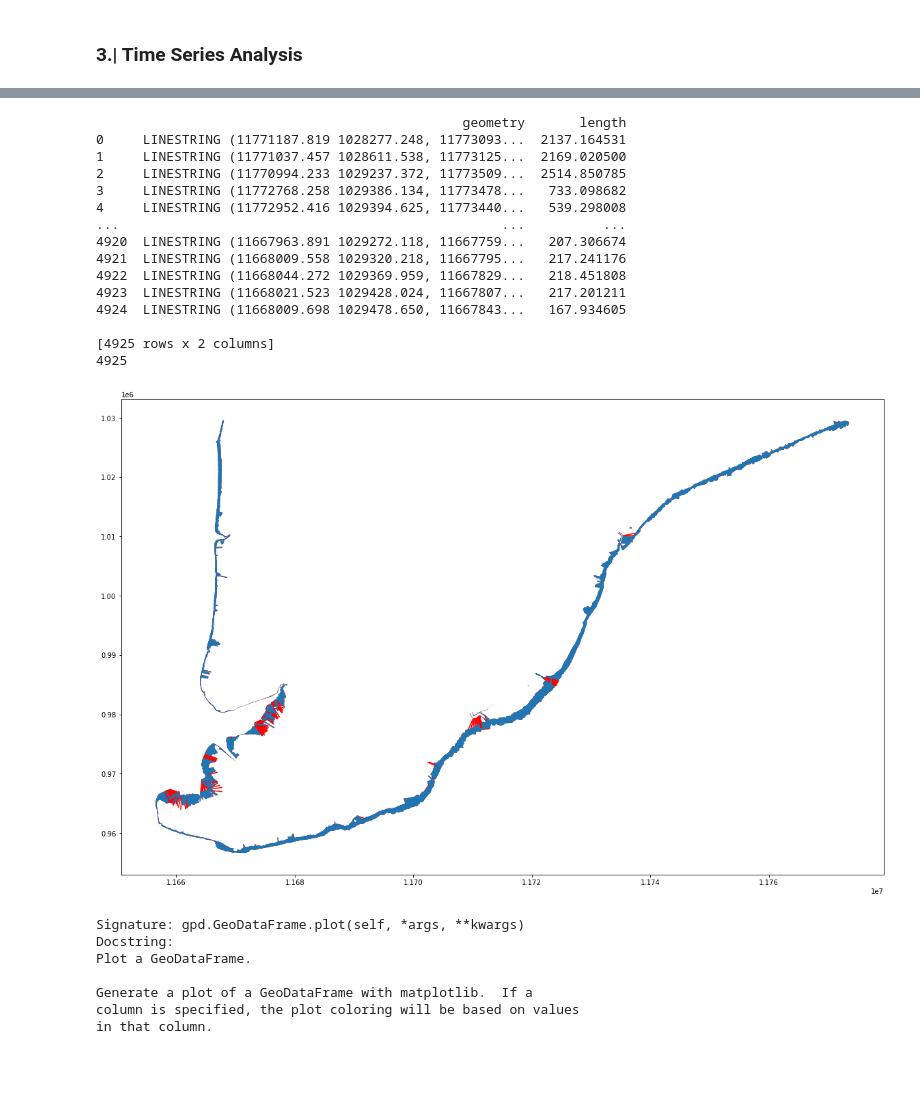
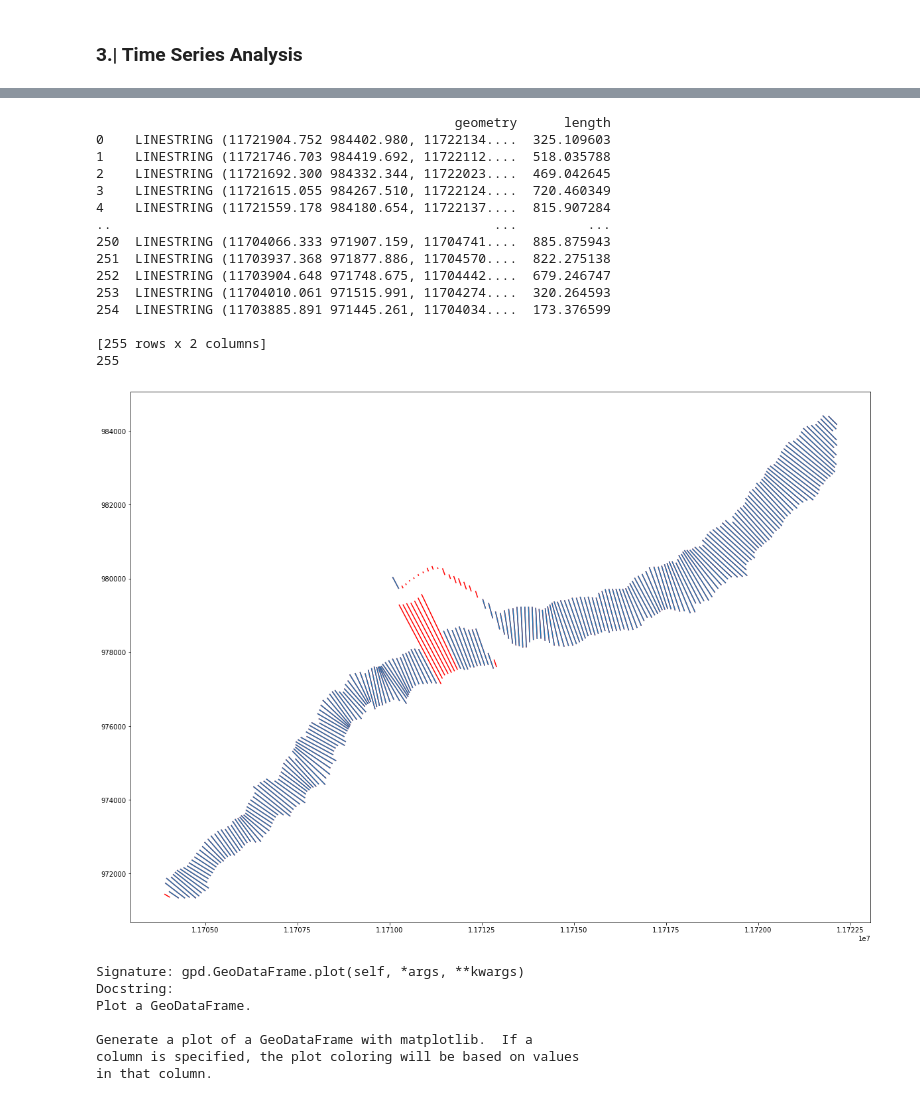
Before and after one commit to ronjalappe/VN_coastline_dynamics, a Jupyter notebook: VN_main_processing.ipynb, the cells around one changed output, grey strips where cells are left out. Cells and saved outputs as stored; diff of their text form; code cells hidden in the pictures; blank space fills up the shorter version.

```diff
--- a/VN_main_processing.ipynb
+++ b/VN_main_processing.ipynb
@@ -495,13 +498,0 @@ test_transects = gpd.clip(VN_transects,test_box)
-# %%
-t_idx = test_inter.transect_id.unique().tolist()
-std = []
-for t in t_idx[2:]:
-    inter = test_inter[test_inter.transect_id == t]
-    inter_std =  np.std(inter.dist_to_transect_origin)
-    inter_zs = stats.zscore(inter.dist_to_transect_origin)
-    print(inter_zs)
-    std.append(inter_std)
-    break
-import seaborn as sns
-sns.violinplot(x=std)
-sns.displot(std)
@@ -513,0 +499,19 @@ sns.displot(std)
+# %%
+# AGAIN: INTERSECTIONS! for my new transects, I'm testing the intersections now
+test_dir = os.path.join(os.getcwd(),"test_data")
+
+P1_shorelines = gpd.read_file(os.path.join(data_dir,"P1","P1_shorelines"))
+P1_transects = gpd.read_file(os.path.join(data_dir,"P1_transects_osm"))
+test_boxes = gpd.read_file(os.path.join(test_dir,"test_boxes")).to_crs(crs)
+test_boxes = test_boxes.explode()
+
+test_sl = gpd.clip(P1_shorelines,test_boxes)
+test_tr = gpd.clip(P1_transects,test_boxes)
+test_tr = test_tr.explode()
+test_tr = test_tr.drop_duplicates(subset="id",keep="last")
+test_tr.to_file(os.path.join(test_dir,"multi_test_transects"),driver="GeoJSON")
+print("Start intersecting...")
+test_in = compute_intersections(test_tr, test_sl)
+
+test_in.to_file(os.path.join(test_dir,"multi_test_intersections"),driver="GeoJSON")
+print("Done!")
@@ -514,57 +634,55 @@ sns.displot(std)
 # %%
-test_inter = p1_inter
+test_inter = test_in
 t_idx = test_inter.transect_id.unique().tolist()
 std = []
 lines = []
 for t in t_idx[1:]:
     inter = test_inter[test_inter.transect_id == t]
     inter_median = np.median(inter.dist_to_transect_origin)
     inter_std =  np.std(inter.dist_to_transect_origin)
-    std.append(inter_std)lines_cleaned.to_file(os.path.join(os.getcwd(),"test_data","P1_inter_transects_cleaned"),driver="GeoJSON")
-lines_gdf.to_file(os.path.join(os.getcwd(),"test_data","P1_inter_transects"),driver="GeoJSON")
+    std.append(inter_std)
     inter = inter[inter.dist_to_transect_origin.map(lambda x: abs(x-inter_median))<abs(4*inter_std)]
     tmin = np.min(inter.dist_to_transect_origin)
     tmax = np.max(inter.dist_to_transect_origin)
     if len(inter)>0:
         p1 = inter[inter.dist_to_transect_origin == tmin].geometry.iloc[0]
         p2 = inter[inter.dist_to_transect_origin == tmax].geometry.iloc[0]
         line = shp.geometry.LineString([p1,p2])
         lines.append(line)
 lines_gdf = gpd.GeoDataFrame(geometry=lines,crs=crs)
 
 
 lines_gdf['length'] = [line.geometry.length for i, line in lines_gdf.iterrows()]
 print(lines_gdf)
 lines_gdf['z_score']=stats.zscore(lines_gdf['length'])
 lines_cleaned = lines_gdf.loc[lines_gdf['z_score'].abs()<=2]
 print(len(lines_gdf))
 
 
 fig,ax = plt.subplots(figsize=(20,30))
-#test_transects.plot(ax=ax,color="green")
 lines_gdf.plot(ax=ax,color="red")
 lines_cleaned.plot(ax=ax)
+#test_inter.plot(ax=ax,color="red",markersize=10)
 
-lines_cleaned.to_file(os.path.join(os.getcwd(),"test_data","P1_inter_transects_cleaned"),driver="GeoJSON")
-lines_gdf.to_file(os.path.join(os.getcwd(),"test_data","P1_inter_transects"),driver="GeoJSON")
-#test_inter.plot(ax=ax,color="red",markersize=10)
+#lines_cleaned.to_file(os.path.join(os.getcwd(),"test_data","P1_inter_transects_cleaned"),driver="GeoJSON")
+lines_gdf.to_file(os.path.join(os.getcwd(),"test_data","test_inter_transects"),driver="GeoJSON")
 # %% [output]
-                                               geometry       length
-0     LINESTRING (11771187.819 1028277.248, 11773093...  2137.164531
-1     LINESTRING (11771037.457 1028611.538, 11773125...  2169.020500
-2     LINESTRING (11770994.233 1029237.372, 11773509...  2514.850785
-3     LINESTRING (11772768.258 1029386.134, 11773478...   733.098682
-4     LINESTRING (11772952.416 1029394.625, 11773440...   539.298008
-...                                                 ...          ...
-4920  LINESTRING (11667963.891 1029272.118, 11667759...   207.306674
-4921  LINESTRING (11668009.558 1029320.218, 11667795...   217.241176
-4922  LINESTRING (11668044.272 1029369.959, 11667829...   218.451808
-4923  LINESTRING (11668021.523 1029428.024, 11667807...   217.201211
-4924  LINESTRING (11668009.698 1029478.650, 11667843...   167.934605
+                                              geometry      length
+0    LINESTRING (11721904.752 984402.980, 11722134....  325.109603
+1    LINESTRING (11721746.703 984419.692, 11722112....  518.035788
+2    LINESTRING (11721692.300 984332.344, 11722023....  469.042645
+3    LINESTRING (11721615.055 984267.510, 11722124....  720.460349
+4    LINESTRING (11721559.178 984180.654, 11722137....  815.907284
+..                                                 ...         ...
+250  LINESTRING (11704066.333 971907.159, 11704741....  885.875943
+251  LINESTRING (11703937.368 971877.886, 11704570....  822.275138
+252  LINESTRING (11703904.648 971748.675, 11704442....  679.246747
+253  LINESTRING (11704010.061 971515.991, 11704274....  320.264593
+254  LINESTRING (11703885.891 971445.261, 11704034....  173.376599
 
-[4925 rows x 2 columns]
-4925
+[255 rows x 2 columns]
+255
-[figure, old version]
+[figure, new version]
 # %%
 gpd.GeoDataFrame.plot?
 # %% [output]
```
Also changed, not shown: parts of 9 cells of this notebook, 9 other files.
